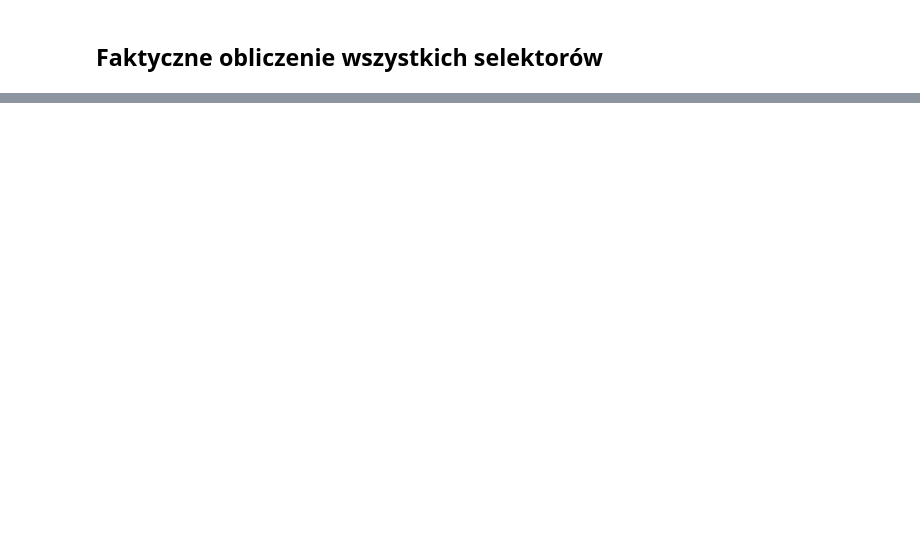
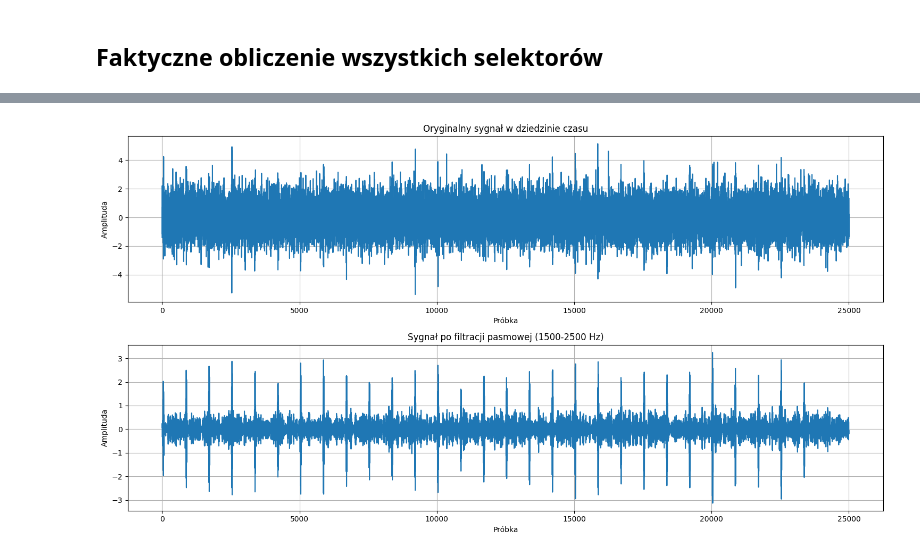
Before and after one commit to MD275996/System-to-identify-anomalies-in-vibration-signals-for-local-damage-detection-in-machines, a Jupyter notebook: main.ipynb, the cells around one changed output, grey strips where cells are left out. Saved outputs shown, nothing was run; the diff lists cells and outputs as text; code cells hidden in the pictures; blank space fills up the shorter version.

```diff
--- a/main.ipynb
+++ b/main.ipynb
@@ -181,0 +227,24 @@ plt.show()
+# %%
+# Porównanie sygnałów w dziedzinie czasu
+plt.figure(figsize=(15, 8))
+
+# Oryginalny sygnał
+plt.subplot(2, 1, 1)
+plt.plot(signal)
+plt.title('Oryginalny sygnał w dziedzinie czasu')
+plt.xlabel('Próbka')
+plt.ylabel('Amplituda')
+plt.grid(True)
+
+# Przefiltrowany sygnał
+plt.subplot(2, 1, 2)
+plt.plot(filtered_signal)
+plt.title(f'Sygnał po filtracji pasmowej ({f_low}-{f_high} Hz)')
+plt.xlabel('Próbka')
+plt.ylabel('Amplituda')
+plt.grid(True)
+
+plt.tight_layout()
+plt.show()
+# %% [output]
+[figure, added]
```
Also changed, not shown: parts of 11 cells of this notebook, 3 other files.
